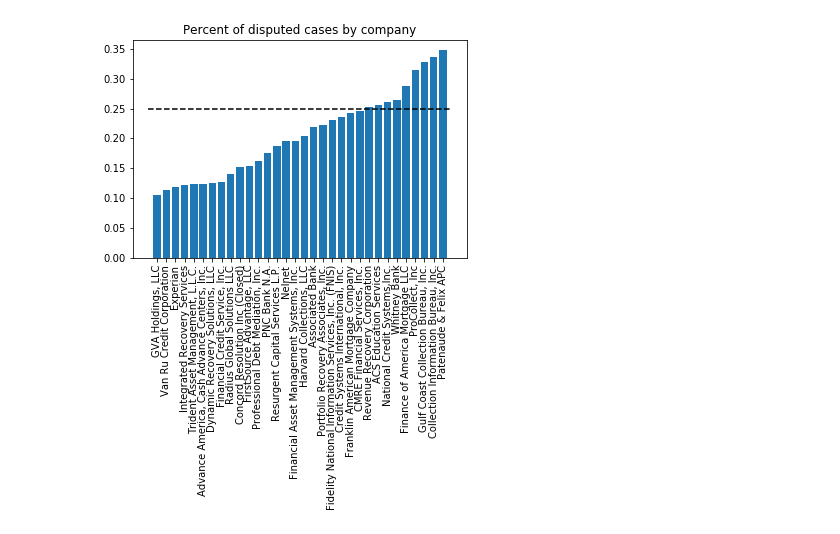
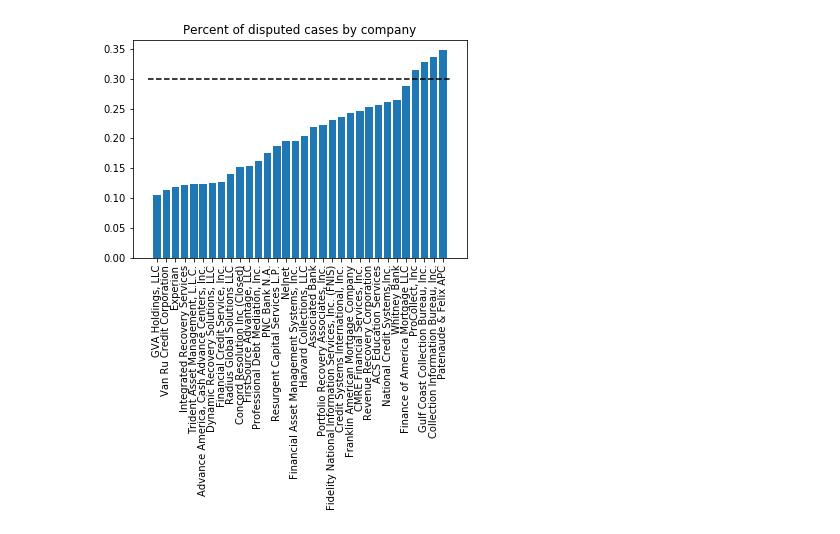
Before and after one commit to scottlyoung/CSCI_4502_Project, a Jupyter notebook: dispute_based_analysis.ipynb, the cells around one changed output. Cells and saved outputs as stored; diff of their text form; code cells hidden in the pictures.

Commit message:
Fixed error in graph threshold line

```diff
--- a/dispute_based_analysis.ipynb
+++ b/dispute_based_analysis.ipynb
@@ -71,12 +71,12 @@ disp_frac_values_sort = sorted(disp_frac_values)
 # %%
 plt.figure()
 plt.bar(range(num_disp_frac), disp_frac_values_sort, align='center')
-plt.plot([-1, 32], [.25, .25], "k--")
+plt.plot([-1, 32], [.3, .3], "k--")
 plt.xticks(range(num_disp_frac), disp_frac_comp_sort, rotation='vertical')
 plt.title("Percent of disputed cases by company")
 plt.show()
 # %% [output]
-[figure, old version]
+[figure, new version]
 # %%
 def plotDictionaryWtihThreshold(dictionary, threshold, title, location):
     fields = []
```
Also changed, not shown: parts of 1 cell of this notebook, 2 other files.
